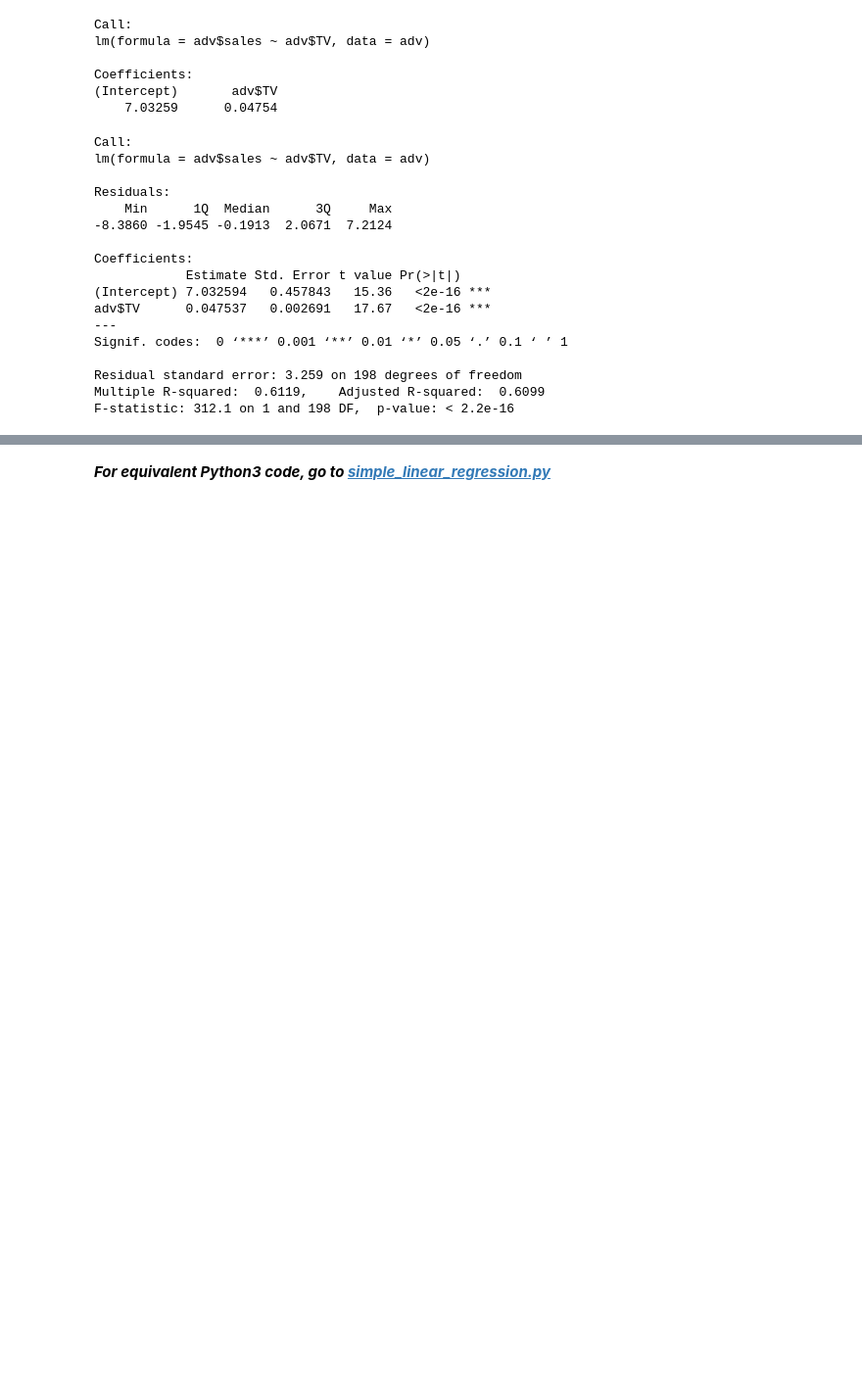
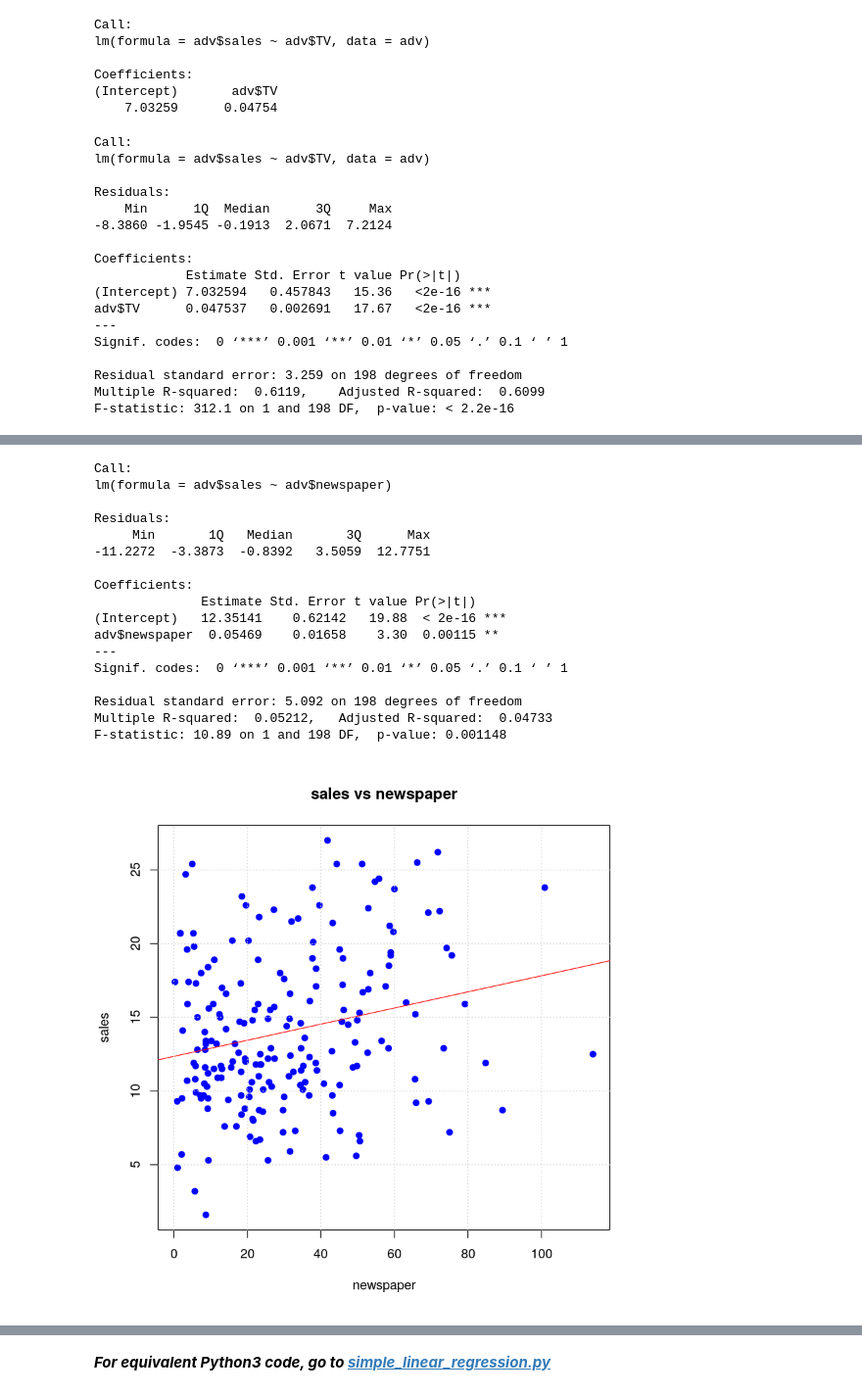
Before and after one commit to Kaushal1011/machine-learning, a Jupyter notebook: src/theory/01_Regression.ipynb, the cells around one changed output, grey strips where cells are left out. Shown at 98% size. Cells and saved outputs as stored; diff of their text form; code cells hidden in the pictures; blank space fills up the shorter version.

```diff
--- a/src/theory/01_Regression.ipynb
+++ b/src/theory/01_Regression.ipynb
@@ -453,0 +492,25 @@ F-statistic: 312.1 on 1 and 198 DF,  p-value: < 2.2e-16
+# %%
+newspaper <- lm(adv$sales ~ adv$newspaper)
+summary(newspaper)
+plot(adv$newspaper, adv$sales, xlab = 'newspaper', ylab = 'sales', main = 'sales vs newspaper', pch = 19, col = 'blue')
+abline(newspaper, col = 'red')
+grid()
+# %% [output]
+Call:
+lm(formula = adv$sales ~ adv$newspaper)
+
+Residuals:
+     Min       1Q   Median       3Q      Max
+-11.2272  -3.3873  -0.8392   3.5059  12.7751
+
+Coefficients:
+              Estimate Std. Error t value Pr(>|t|)
+(Intercept)   12.35141    0.62142   19.88  < 2e-16 ***
+adv$newspaper  0.05469    0.01658    3.30  0.00115 **
+---
+Signif. codes:  0 ‘***’ 0.001 ‘**’ 0.01 ‘*’ 0.05 ‘.’ 0.1 ‘ ’ 1
+
+Residual standard error: 5.092 on 198 degrees of freedom
+Multiple R-squared:  0.05212,   Adjusted R-squared:  0.04733
+F-statistic: 10.89 on 1 and 198 DF,  p-value: 0.001148
+[figure, added]
```
Also changed, not shown: parts of 13 cells of this notebook.
